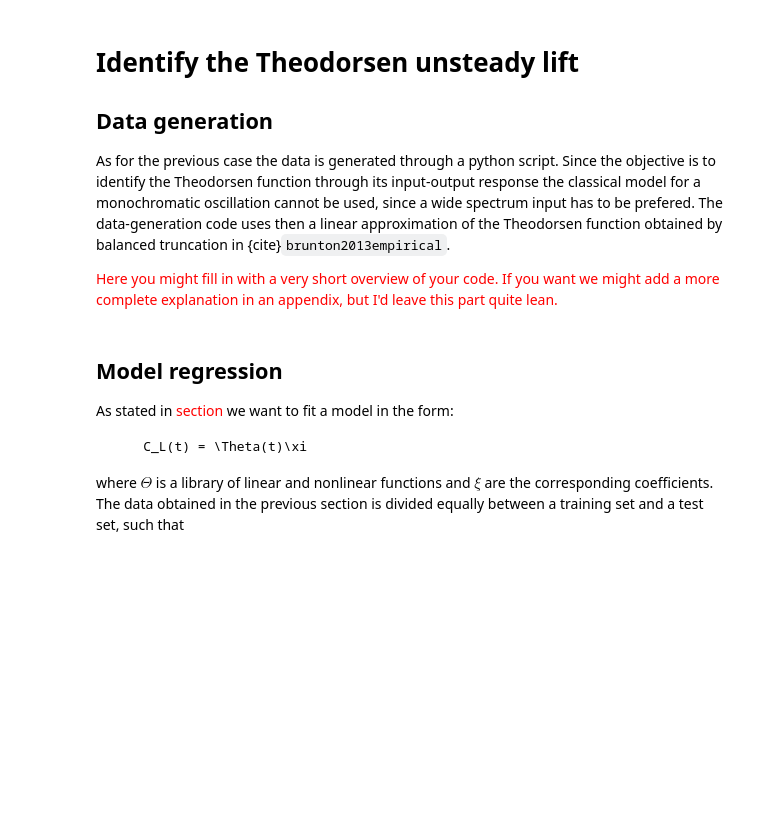
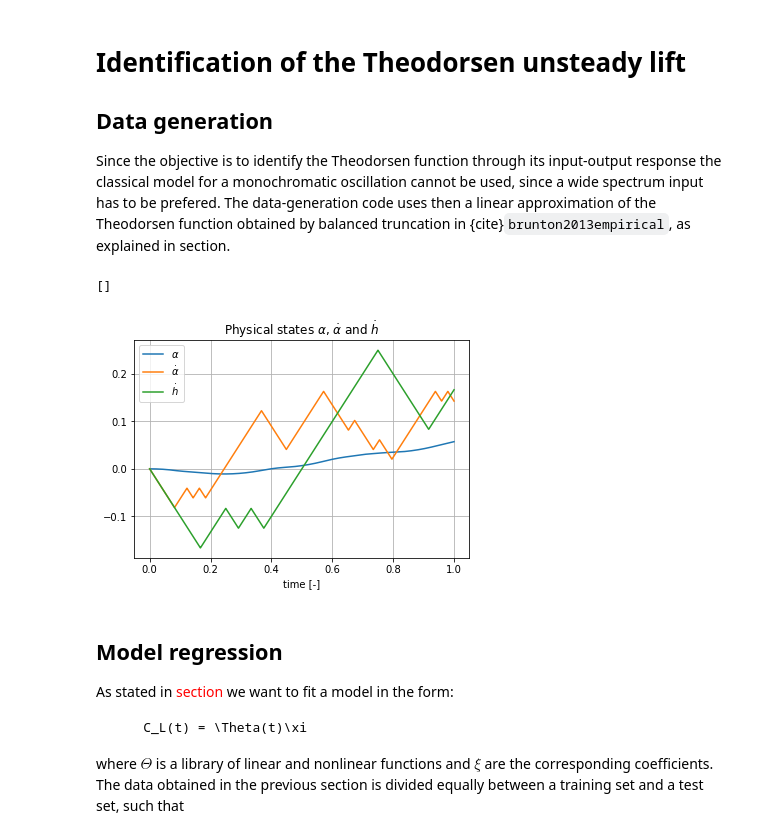
Before and after one commit to enricofoglia/SIA_RP_Report, a Jupyter notebook: _build/jupyter_execute/08TheodorsenRegression.ipynb, the cells around one changed output. Drawn from its saved outputs; the diff is of its cells as text; code cells hidden in the pictures; blank space fills up the shorter version.

```diff
--- a/_build/jupyter_execute/08TheodorsenRegression.ipynb
+++ b/_build/jupyter_execute/08TheodorsenRegression.ipynb
@@ -1,16 +1,15 @@
 # %% [markdown]
-# Identify the Theodorsen unsteady lift
+# Identification of the Theodorsen unsteady lift
 
 ## Data generation
 
-As for the previous case the data is generated through a python script. Since the objective is to identify the Theodorsen function through its input-output response the classical model for a monochromatic oscillation cannot be used, since a wide spectrum input has to be prefered. The data-generation code uses then a linear approximation of the Theodorsen function obtained by balanced truncation in {cite}`brunton2013empirical`.
-
-<span style="color: red;">Here you might fill in with a very short overview of your code. If you want we might add a more complete explanation in an appendix, but I'd leave this part quite lean.</span>
+Since the objective is to identify the Theodorsen function through its input-output response the classical model for a monochromatic oscillation cannot be used, since a wide spectrum input has to be prefered. The data-generation code uses then a linear approximation of the Theodorsen function obtained by balanced truncation in {cite}`brunton2013empirical`, as explained in section.
 # %%
 import numpy as np
 import control
 import Theodorsen_control as theodorsen
 from signals import prbs
+import matplotlib.pyplot as plt
 
 a = 1/2  # pitch axis wrt to 1/2-chord
 b = 1.  # half-chord length of the airfoil
@@ -20,38 +19,51 @@ airfoil = theodorsen.AirfoilGeometry(a=a, b=b)
 # THEDORSEN MODEL
 
 # the balanced truncation Theodorsen function approximation
 theodorsen_function_sys = theodorsen.theodorsen_function_balanced_truncation_ss()
 
 # state-space system with both α" and h" as inputs
 theodorsen_full_sys = theodorsen.unsteady_lift_ss(
     airfoil, theodorsen_function_sys)
 
 # INPUT SIGNALS
 
 NT = 20000 # number of time steps
 t = np.linspace(0, 1, NT)
 dt = 400 * t[-1] / NT
 
-amplitude= 0.2
-
-alpha_ddot = prbs(t, dt, min = -amplitude, max = amplitude)
-h_ddot = prbs(t, 2 * dt, min = -amplitude, max = amplitude)
+amplitude= 1
+seed = np.array([0,0,0,1,1,1,1,1,1,0,0,0,0,1,1,1,1,1,1,1,1,1,0,1,0,1,1,0,0,0,0])
+alpha_ddot = prbs(t, dt, min = -amplitude, max = amplitude, seed = seed)
+h_ddot = prbs(t, 2 * dt, min = -amplitude, max = amplitude, seed = seed)
 u_MISO = np.vstack((h_ddot.T, alpha_ddot.T))
 
 # TIME RESPONSE
 
 X0 = np.array([0,0,0,0,
               0.0,   # h_dot(0)
-              0.05, # alpha(0)
+              0.0, # alpha(0)
               0.0])   # alpha_dot(0)
 
 output = control.forced_response(
     theodorsen_full_sys, T=t, U=u_MISO, X0 = X0)
 
 # TIME RESPONSE POSTPROCESSING
 
 data = theodorsen.TheodorsenTimeResponse(
     output, inputs='both', sys=theodorsen_full_sys)
+
+fig, ax = plt.subplots()
+ax.plot(t, data.alpha)
+ax.plot(t, data.alpha_dot)
+ax.plot(t, data.h_dot)
+ax.grid(True)
+ax.set_title(r'Physical states $\alpha$, $\dot \alpha$ and $\dot h$')
+ax.set_xlabel('time [-]')
+ax.legend([r'$\alpha$', r'$\dot \alpha$', r'$\dot h$'])
+plt.plot()
+# %% [output]
+[]
+[figure, added]
 # %% [markdown]
 ## Model regression
 
```
Also changed, not shown: parts of 9 cells of this notebook, 19 other files.
